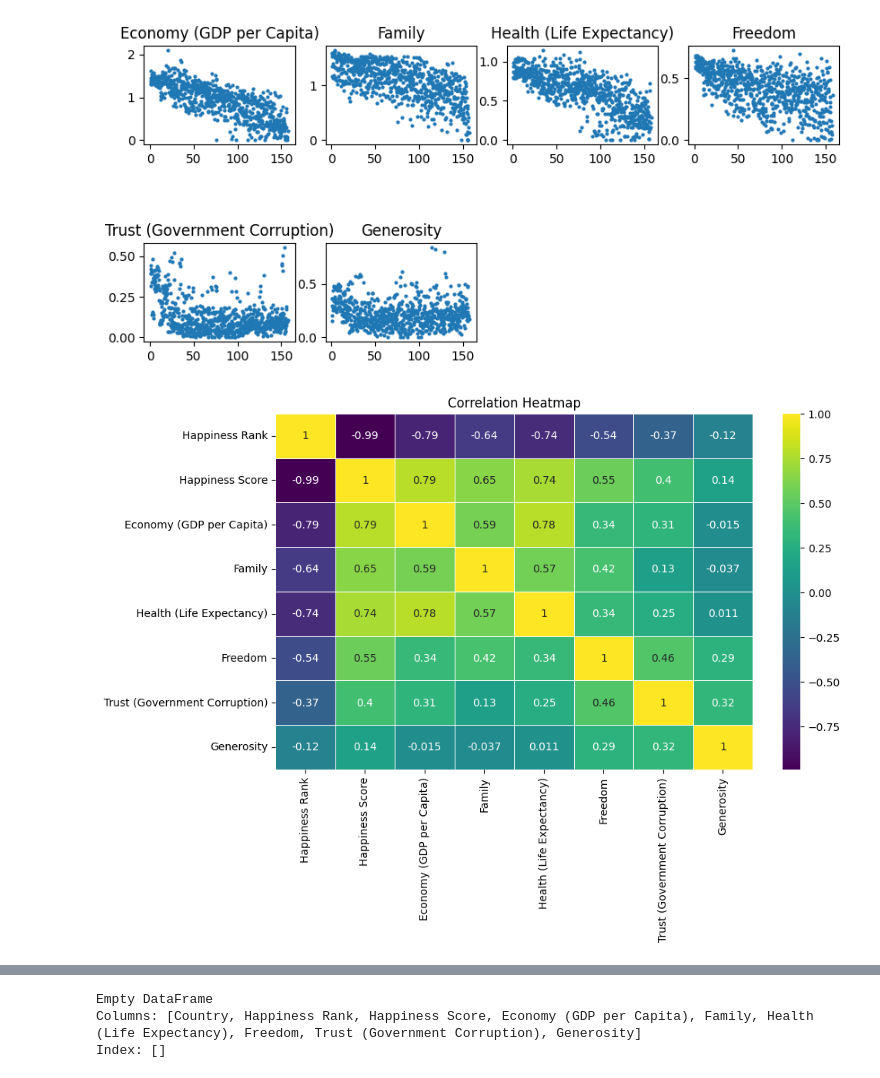
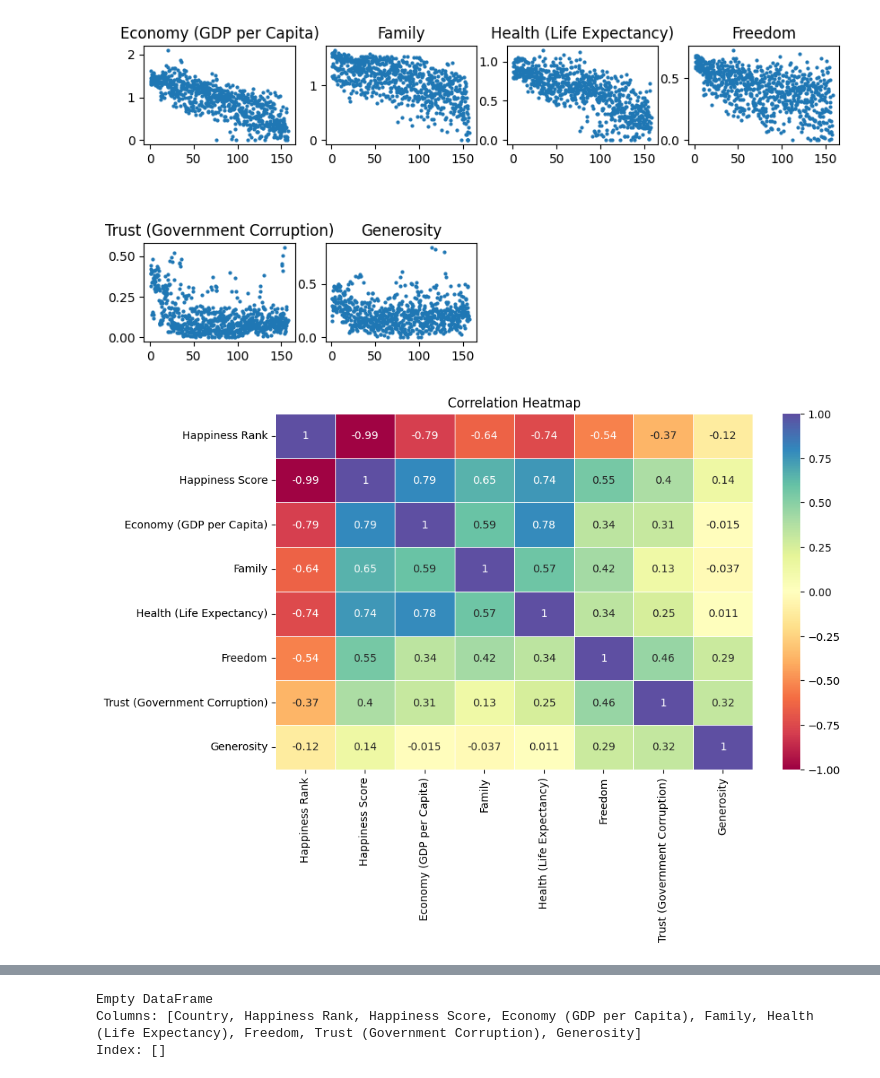
Before and after one commit to SurekhaBerlin/WorldHappinessReport, a Jupyter notebook: world_happiness_report.ipynb, the cells around one changed output, grey strips where cells are left out. Saved outputs shown, nothing was run; the diff lists cells and outputs as text; code cells hidden in the pictures.

```diff
--- a/world_happiness_report.ipynb
+++ b/world_happiness_report.ipynb
@@ -34,9 +34,9 @@ warnings.filterwarnings('ignore')
 # %% [markdown]
 ## STEP 2 : Data Aquisition
 # %%
-happiness_2015 = pd.read_csv('2015.csv')
-happiness_2016 = pd.read_csv('2016.csv')
-happiness_2017 = pd.read_csv('2017.csv')
-happiness_2018 = pd.read_csv('2018.csv')
-happiness_2019 = pd.read_csv('2019.csv')
+df1 = pd.read_csv('2015.csv')
+df2 = pd.read_csv('2016.csv')
+df3= pd.read_csv('2017.csv')
+df4= pd.read_csv('2018.csv')
+df5= pd.read_csv('2019.csv')
 # %%
@@ -131,13 +114,13 @@ column_mapping = {
 }
 # %%
 # Apply the renaming to each dataframe
-happiness_2015.rename(columns=column_mapping, inplace=True)
-happiness_2016.rename(columns=column_mapping, inplace=True)
-happiness_2017.rename(columns=column_mapping, inplace=True)
-happiness_2018.rename(columns=column_mapping, inplace=True)
-happiness_2019.rename(columns=column_mapping, inplace=True)
+df1.rename(columns=column_mapping, inplace=True)
+df2.rename(columns=column_mapping, inplace=True)
+df3.rename(columns=column_mapping, inplace=True)
+df4.rename(columns=column_mapping, inplace=True)
+df5.rename(columns=column_mapping, inplace=True)
 # %%
-df = pd.concat([happiness_2015, happiness_2016, happiness_2017, happiness_2018, happiness_2019], ignore_index=True)
+df = pd.concat([df1, df2, df3, df4, df5], ignore_index=True)
 # %%
 df.info()
 # %% [output]
@@ -279,25 +262,26 @@ for idx,column in enumerate(df.columns[3:]):
 # %% [output]
 [figure]
 # %%
-#Heatmap
+import matplotlib.pyplot as plt
+import seaborn as sns
 
 # Select only numeric columns from the DataFrame
 numeric_df = df.select_dtypes(include=['float64', 'int64'])
 
 # Compute the correlation matrix for numeric columns
 corr_matrix = numeric_df.corr()
 
 # Plotting the heatmap
 plt.figure(figsize=(10, 6))
-sns.heatmap(corr_matrix, annot=True, cmap='viridis', linewidths=0.5)
+sns.heatmap(corr_matrix, annot=True, cmap='Spectral', linewidths=0.5, vmin=-1, vmax=1)
 
 # Add a title to the heatmap
 plt.title('Correlation Heatmap')
 
 # Show the plot
 plt.show()
 # %% [output]
-[figure, old version]
+[figure, new version]
 # %%
 numeric_df = df.select_dtypes(include=['float64', 'int64'])
 
```
Also changed, not shown: parts of 14 cells of this notebook.
